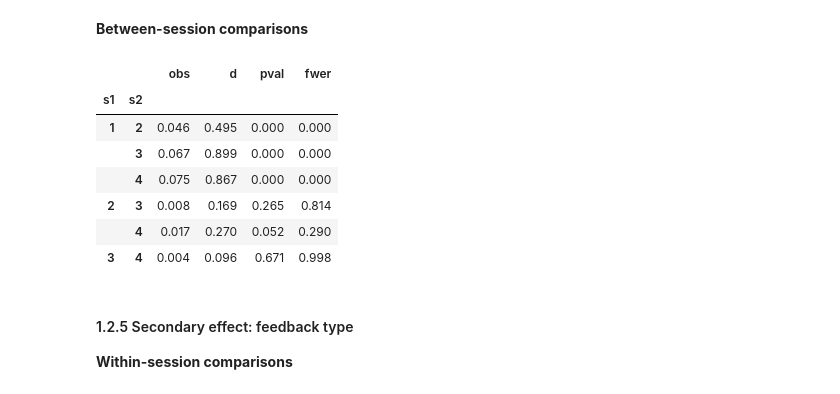
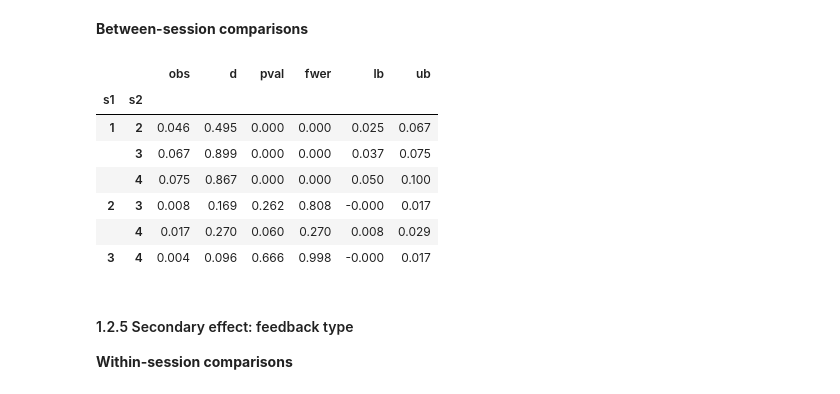
Before and after one commit to nivlab/RobotFactory, a Jupyter notebook: study01/02_Descriptive.ipynb, the cells around one changed output. Cells and saved outputs as stored; diff of their text form; code cells hidden in the pictures.

```diff
--- a/study01/02_Descriptive.ipynb
+++ b/study01/02_Descriptive.ipynb
@@ -70,6 +70,10 @@ def mad(x):
 def cohens_d(x, popmean=0):
     """Cohen's D for one-sample median."""
     return np.abs(np.nanmedian(x) - popmean) / (mad(x) / 0.6745)
+
+def resample(x):
+    """Bootstrap resampling."""
+    return np.random.choice(x, len(x), replace=True)
 # %% [markdown]
 #### 1.2.1 Overall performance
 
@@ -365,46 +569,76 @@ summary.set_index('session').round(3)
 **Between-session comparisons**
 # %%
 np.random.seed(47404)
+
+#~~~~~~~~~~~~~~~~~~~~~~~~~~~~~~~~~~~~~~~~~~#
+### Observed statistics.
+#~~~~~~~~~~~~~~~~~~~~~~~~~~~~~~~~~~~~~~~~~~#
 
 ## Compute average performance by congruency.
 data['congruence'] = data.robot.replace({'gw': 'c', 'ngal': 'c', 'ngw': 'i', 'gal': 'i'})
 pivot = data.pivot_table('accuracy', 'subject', ['congruence','session'])
 pivot = pivot['c'] - pivot['i']
 
 ## Compute observed effects.
 obs = np.array([np.nanmedian(pivot[a] - pivot[b]) for a, b in pairs])
 
 ## Compute effect sizes.
 d = np.array([cohens_d(pivot[a] - pivot[b]) for a, b in pairs])
+
+#~~~~~~~~~~~~~~~~~~~~~~~~~~~~~~~~~~~~~~~~~~#
+### Bootstrap confidence interval.
+#~~~~~~~~~~~~~~~~~~~~~~~~~~~~~~~~~~~~~~~~~~#
+
+## Compute bootstrapped distribution.
+null = np.zeros((n_iter, obs.size))
+for n in tqdm(range(n_iter)):
+
+    ## Resample participants.
+    df = pivot.loc[resample(pivot.index)].copy()
+
+    ## Compute observed effects.
+    for m, (a, b) in enumerate(pairs):
+        null[n,m] = np.nanmedian(df[a] - df[b])
+
+## Compute confidence interval.
+lb, ub = np.percentile(null, [2.5,97.5], 0)
+
+#~~~~~~~~~~~~~~~~~~~~~~~~~~~~~~~~~~~~~~~~~~#
+### Permutation testing.
+#~~~~~~~~~~~~~~~~~~~~~~~~~~~~~~~~~~~~~~~~~~#
 
 ## Compute null distribution.
 null = np.zeros((n_iter, obs.size))
 for n in tqdm(range(n_iter)):
 
     ## Permute group assignments.
     pivot.loc[:,:] = np.stack(pivot.apply(np.random.permutation, 1).values)
 
     ## Compute observed effects.
     for m, (a, b) in enumerate(pairs):
         null[n,m] = np.nanmedian(pivot[a] - pivot[b])
 
 ## Compute p-values.
 pval = ((np.abs(obs[np.newaxis,:]) < np.abs(null)).sum(axis=0) + 1) / (n_iter + 1)
-fwer = ((obs[:,np.newaxis] < np.abs(null).max(axis=1)).sum(axis=1) + 1) / (n_iter + 1)
+fwer = ((np.abs(obs[:,np.newaxis]) < np.abs(null).max(axis=1)).sum(axis=1) + 1) / (n_iter + 1)
 
-## Report summary.
+#~~~~~~~~~~~~~~~~~~~~~~~~~~~~~~~~~~~~~~~~~~#
+### Report statistics.
+#~~~~~~~~~~~~~~~~~~~~~~~~~~~~~~~~~~~~~~~~~~#
+
+## Construct DataFrame.
 summary = DataFrame(dict(s1=[a for a, b in pairs], s2=[b for a, b in pairs],
-                         obs=obs, d=d, pval=pval, fwer=fwer))
+                         obs=obs, d=d, pval=pval, fwer=fwer, lb=lb, ub=ub))
 summary.set_index(['s1','s2']).round(3)
 # %% [output]
-|  |  | obs | d | pval | fwer |
-| s1 | s2 |  |  |  |  |
-| 1 | 2 | 0.046 | 0.495 | 0.000 | 0.000 |
-|  | 3 | 0.067 | 0.899 | 0.000 | 0.000 |
-|  | 4 | 0.075 | 0.867 | 0.000 | 0.000 |
-| 2 | 3 | 0.008 | 0.169 | 0.265 | 0.814 |
-|  | 4 | 0.017 | 0.270 | 0.052 | 0.290 |
-| 3 | 4 | 0.004 | 0.096 | 0.671 | 0.998 |
+|  |  | obs | d | pval | fwer | lb | ub |
+| s1 | s2 |  |  |  |  |  |  |
+| 1 | 2 | 0.046 | 0.495 | 0.000 | 0.000 | 0.025 | 0.067 |
+|  | 3 | 0.067 | 0.899 | 0.000 | 0.000 | 0.037 | 0.075 |
+|  | 4 | 0.075 | 0.867 | 0.000 | 0.000 | 0.050 | 0.100 |
+| 2 | 3 | 0.008 | 0.169 | 0.262 | 0.808 | -0.000 | 0.017 |
+|  | 4 | 0.017 | 0.270 | 0.060 | 0.270 | 0.008 | 0.029 |
+| 3 | 4 | 0.004 | 0.096 | 0.666 | 0.998 | -0.000 | 0.017 |
 # %% [markdown]
 #### 1.2.5 Secondary effect: feedback type
 
```
Also changed, not shown: parts of 11 cells of this notebook.
